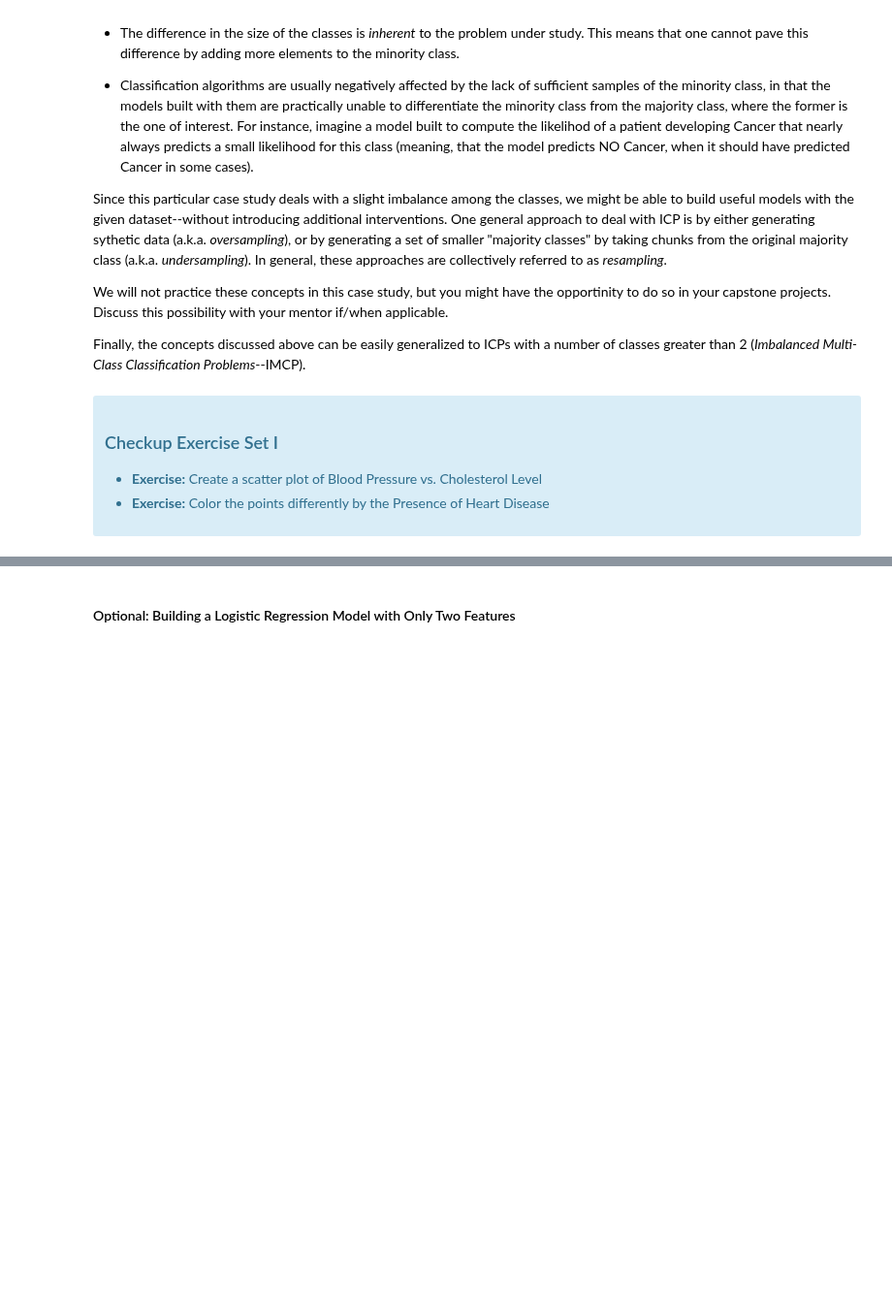
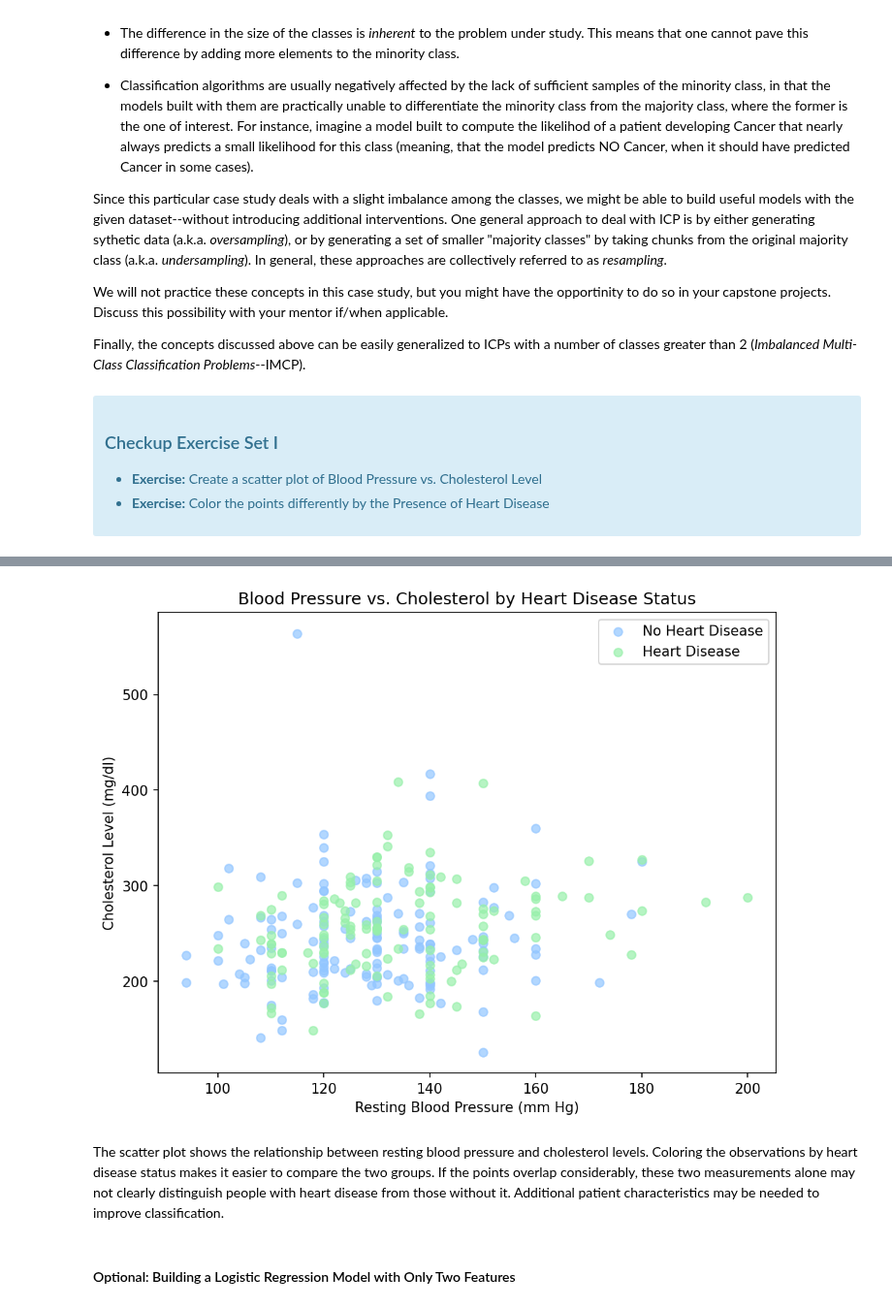
Before and after one commit to josytong/DataScienceTrack, a Jupyter notebook: CaseStudies/LogisticRegression/LogisticRegressionAdvancedCaseStudy.ipynb, the cells around one changed output, grey strips where cells are left out. Shown at 97% size. Saved outputs shown, nothing was run; the diff lists cells and outputs as text; code cells hidden in the pictures; blank space fills up the shorter version.

```diff
--- a/CaseStudies/LogisticRegression/LogisticRegressionAdvancedCaseStudy.ipynb
+++ b/CaseStudies/LogisticRegression/LogisticRegressionAdvancedCaseStudy.ipynb
@@ -527,3 +549,29 @@ Finally, the concepts discussed above can be easily generalized to ICPs with a n
+# %%
+# Color the points according to the presence or absence of heart disease.
+plt.figure(figsize=(8, 6))
+
+# Plot each heart disease group in a different color.
+for status, label in [(0, 'No Heart Disease'), (1, 'Heart Disease')]:
+    subset = dflog[dflog['heart_disease'] == status]
+
+    plt.scatter(
+        subset['resting_BP_mm_Hg'],
+        subset['cholesterol_mg_dl'],
+        label=label,
+        alpha=0.7
+    )
+
+# Add labels, title, and legend.
+plt.xlabel('Resting Blood Pressure (mm Hg)')
+plt.ylabel('Cholesterol Level (mg/dl)')
+plt.title('Blood Pressure vs. Cholesterol by Heart Disease Status')
+plt.legend()
+plt.show()
+# %% [output]
+[figure, added]
+# %% [markdown]
+
+The scatter plot shows the relationship between resting blood pressure and cholesterol levels. Coloring the observations by heart disease status makes it easier to compare the two groups. If the points overlap considerably, these two measurements alone may not clearly distinguish people with heart disease from those without it. Additional patient characteristics may be needed to improve classification.
 # %% [markdown]
 #### Optional: Building a Logistic Regression Model with Only Two Features
 # %% [markdown]
```
Also changed, not shown: parts of 23 cells of this notebook.
